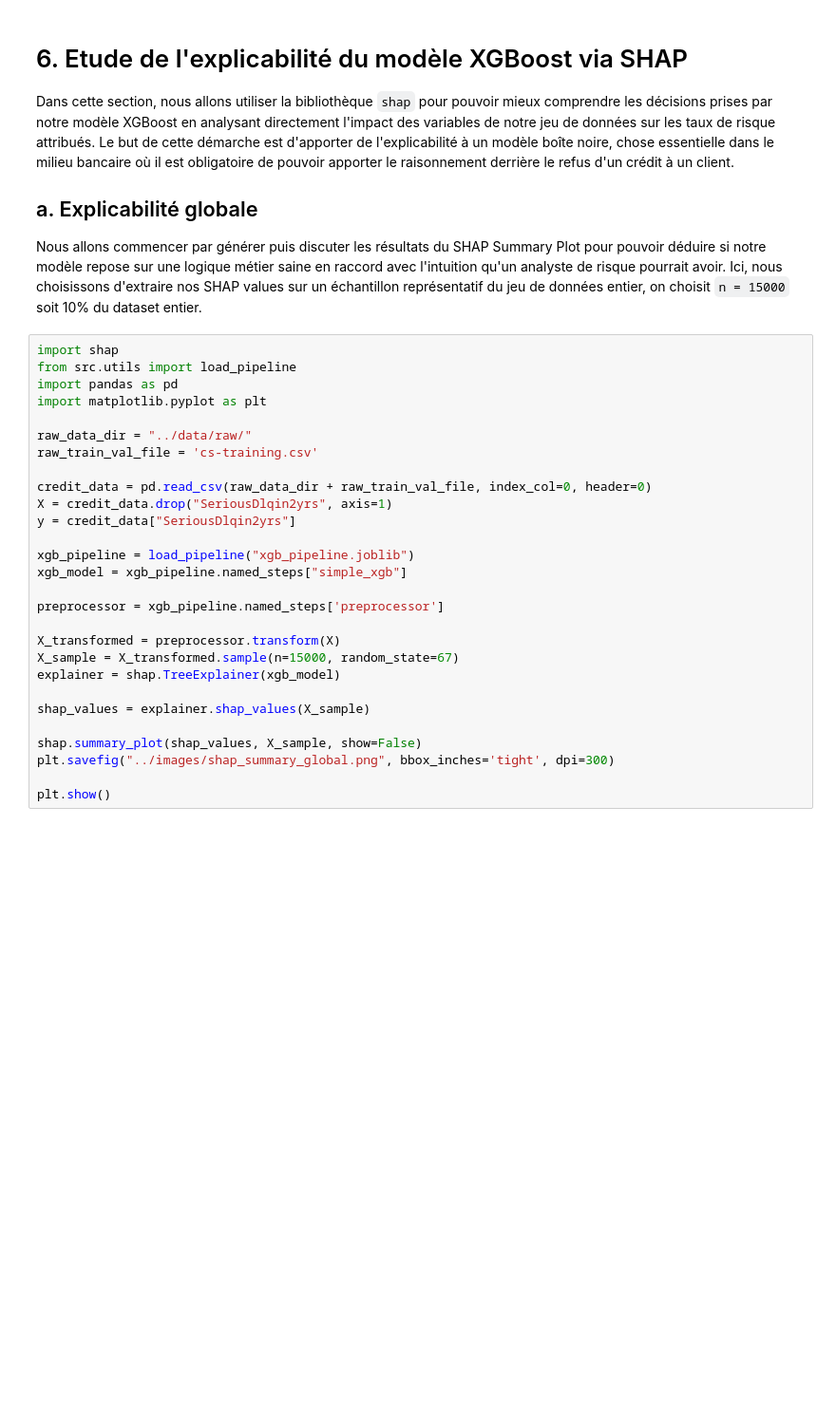
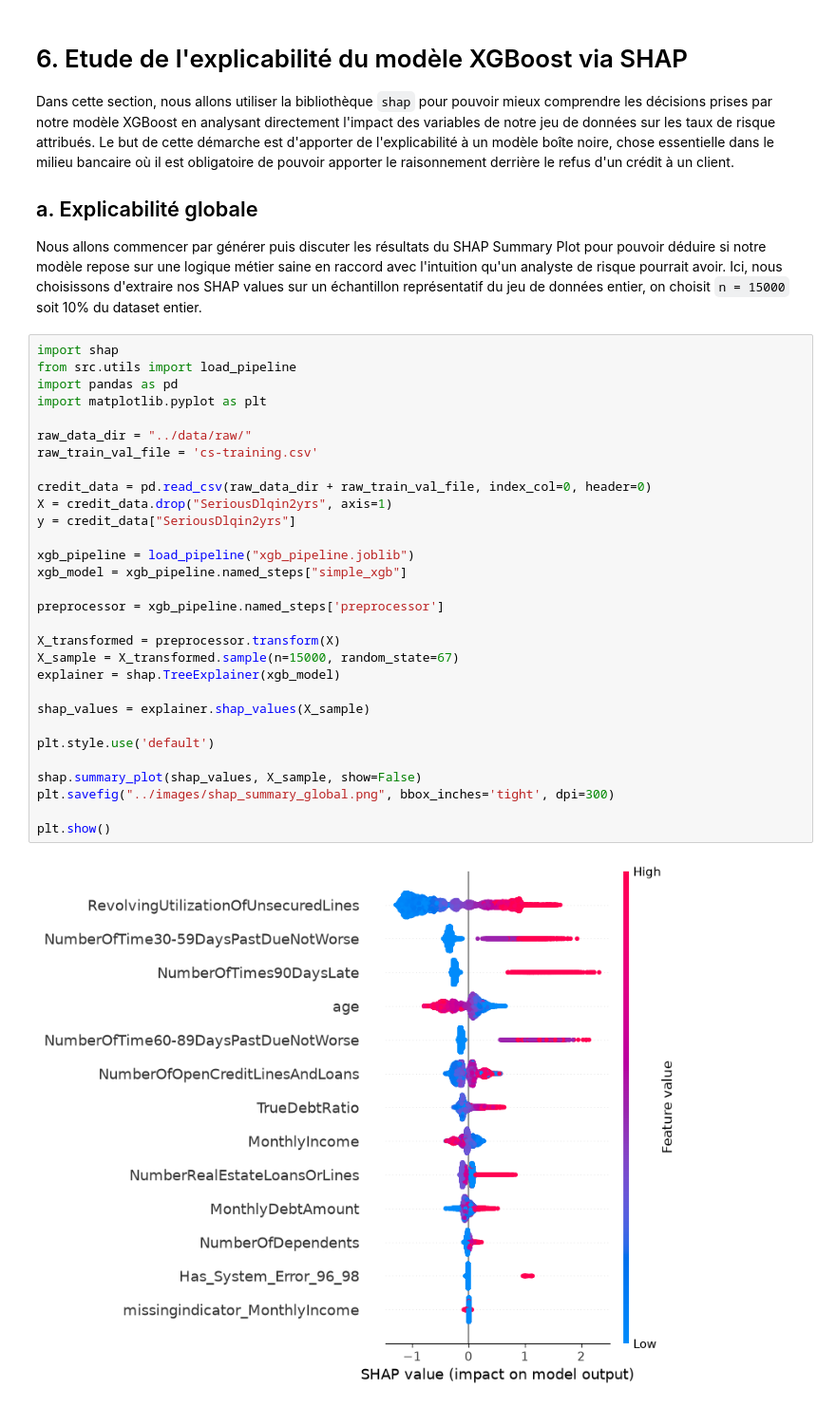
Before and after one commit to R-Stiti/credit-risk-scoring-engine, a Jupyter notebook: notebooks/06_shap_analysis.ipynb, the cells around one changed output. Shown at 95% size. Drawn from its saved outputs; the diff is of its cells as text; blank space fills up the shorter version.

```diff
--- a/notebooks/06_shap_analysis.ipynb
+++ b/notebooks/06_shap_analysis.ipynb
@@ -19,29 +19,33 @@ Nous allons commencer par générer puis discuter les résultats du SHAP Summary
 # %%
 import shap
 from src.utils import load_pipeline
 import pandas as pd
 import matplotlib.pyplot as plt
 
 raw_data_dir = "../data/raw/"
 raw_train_val_file = 'cs-training.csv'
 
 credit_data = pd.read_csv(raw_data_dir + raw_train_val_file, index_col=0, header=0)
 X = credit_data.drop("SeriousDlqin2yrs", axis=1)
 y = credit_data["SeriousDlqin2yrs"]
 
 xgb_pipeline = load_pipeline("xgb_pipeline.joblib")
 xgb_model = xgb_pipeline.named_steps["simple_xgb"]
 
 preprocessor = xgb_pipeline.named_steps['preprocessor']
 
 X_transformed = preprocessor.transform(X)
 X_sample = X_transformed.sample(n=15000, random_state=67)
 explainer = shap.TreeExplainer(xgb_model)
 
 shap_values = explainer.shap_values(X_sample)
 
+plt.style.use('default')
+
 shap.summary_plot(shap_values, X_sample, show=False)
 plt.savefig("../images/shap_summary_global.png", bbox_inches='tight', dpi=300)
 
 plt.show()
+# %% [output]
+[figure, added]
 # %% [markdown]
```
Also changed, not shown: parts of 4 cells of this notebook, 2 other files.
